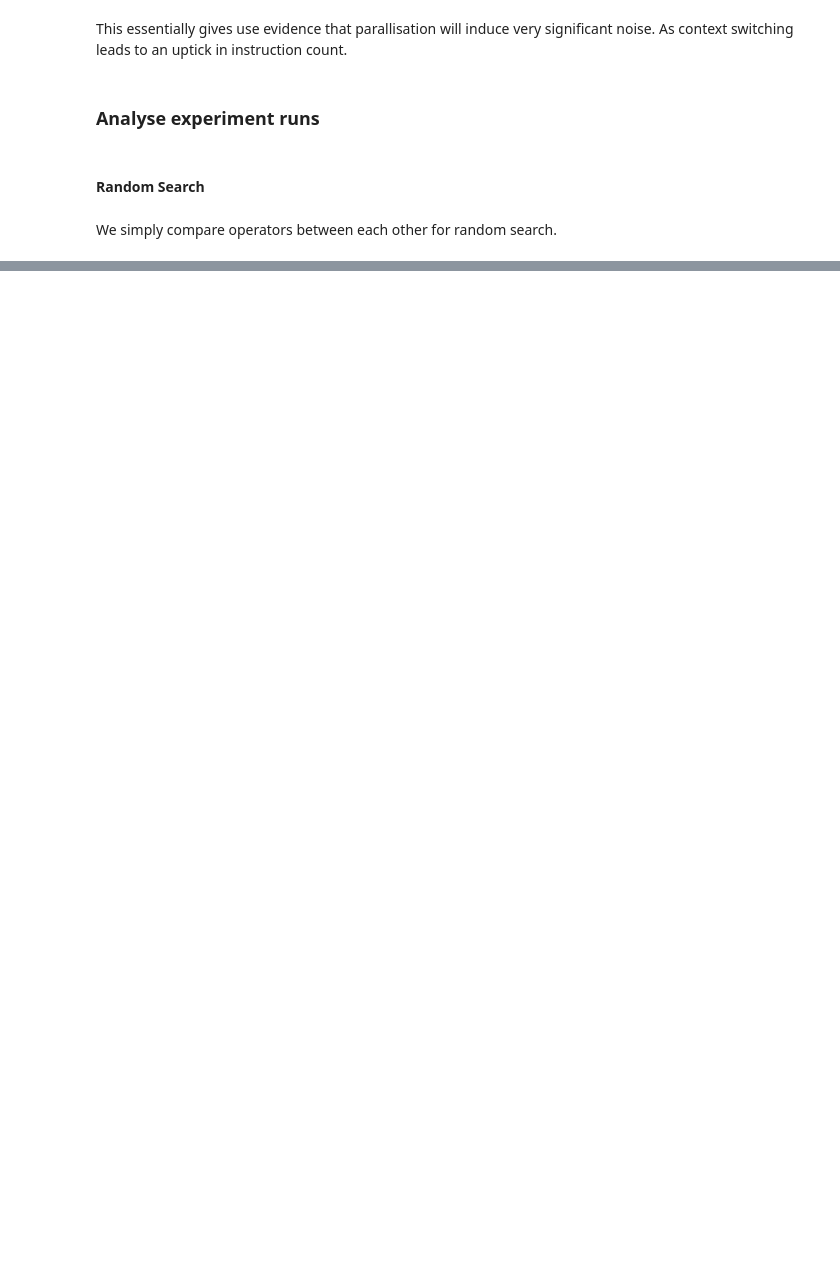
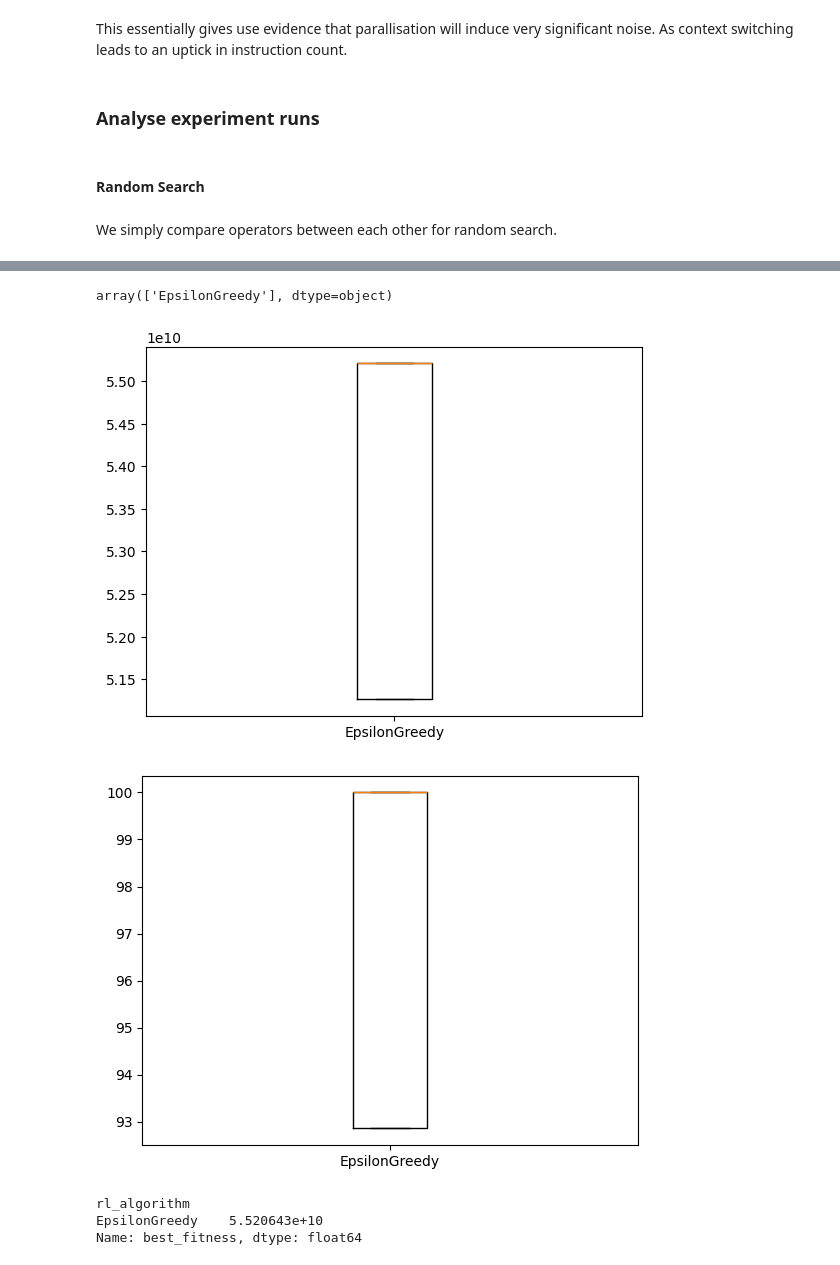
Before and after one commit to damienbose/magpie, a Jupyter notebook: experiments/process_results/process.ipynb, the cells around one changed output, grey strips where cells are left out. Drawn from its saved outputs; the diff is of its cells as text; code cells hidden in the pictures; blank space fills up the shorter version.

```diff
--- a/experiments/process_results/process.ipynb
+++ b/experiments/process_results/process.ipynb
@@ -202,0 +195,32 @@ We simply compare operators between each other for random search.
+# %%
+unique_rl_algos = df['rl_algorithm'].unique()
+unique_rl_algos
+# %% [output]
+array(['EpsilonGreedy'], dtype=object)
+# %%
+box_mini_plots_best_fitness = []
+box_mini_plots_fitness_decrease_percentage = []
+for rl_algo_name in unique_rl_algos:
+    rl_algo = df[df['rl_algorithm'] == rl_algo_name]
+
+    trail_values_best_fit = np.array(rl_algo['best_fitness'])
+    box_mini_plots_best_fitness.append(trail_values_best_fit)
+
+    trail_values_best_fit_percentage = np.array(rl_algo['fitness_decrease_percentage'])
+    box_mini_plots_fitness_decrease_percentage.append(trail_values_best_fit_percentage)
+
+plt.boxplot(box_mini_plots_best_fitness, labels=unique_rl_algos)
+plt.show()
+
+plt.boxplot(box_mini_plots_fitness_decrease_percentage, labels=unique_rl_algos)
+plt.show()
+# %% [output]
+[figure, added]
+[figure, added]
+# %%
+# Median comparison (orange line of box plot)
+df.groupby(['rl_algorithm'])['best_fitness'].median().sort_values()
+# %% [output]
+rl_algorithm
+EpsilonGreedy    5.520643e+10
+Name: best_fitness, dtype: float64
```
Also changed, not shown: parts of 15 cells of this notebook.
